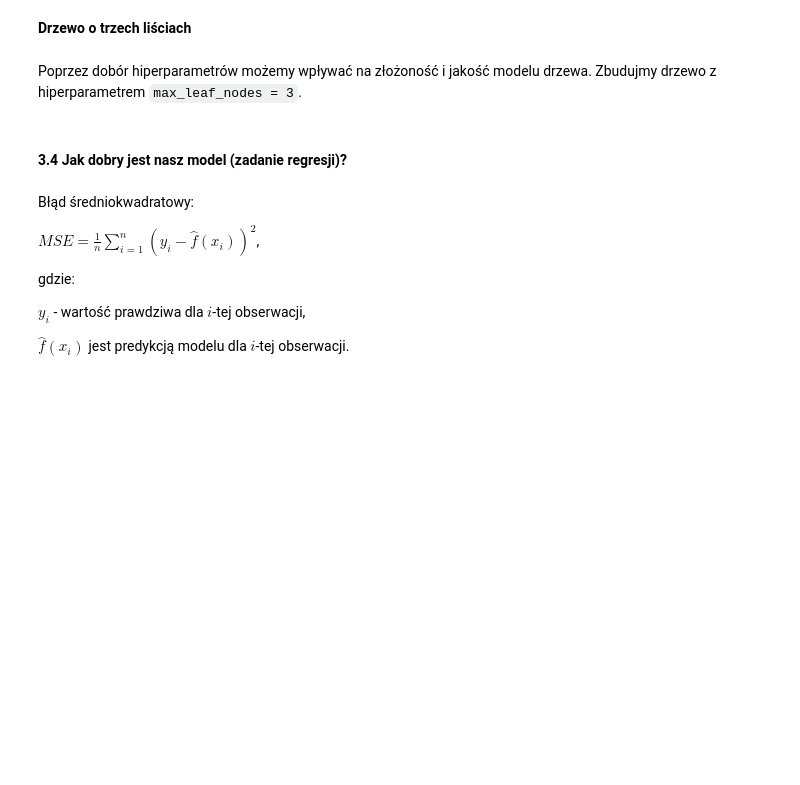
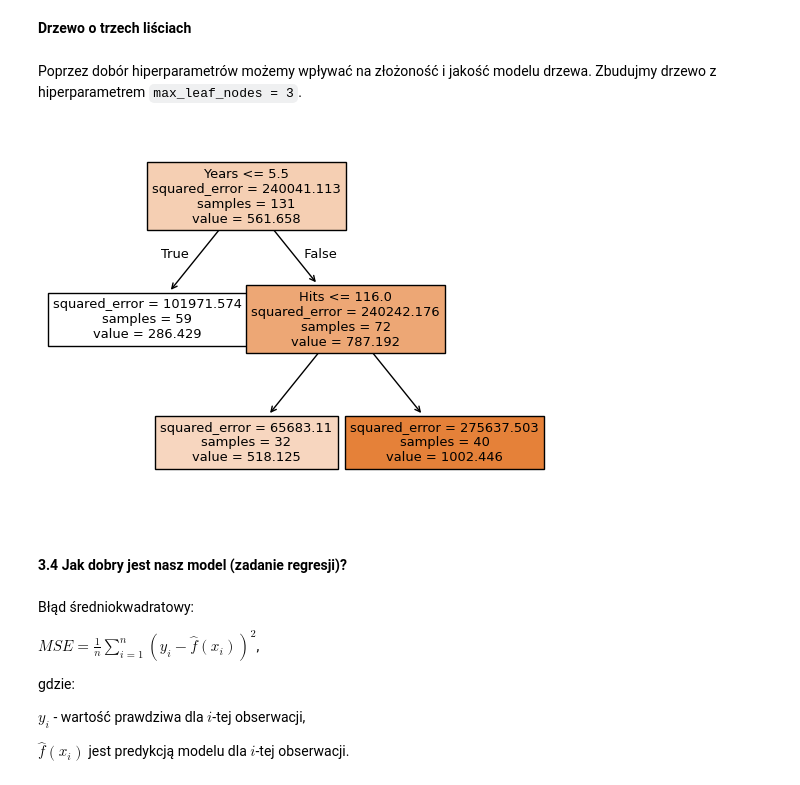
Before and after one commit to blazejkl/machine-learning-intro, a Jupyter notebook: lab1/lab01.ipynb, the cells around one changed output. Drawn from its saved outputs; the diff is of its cells as text; code cells hidden in the pictures; blank space fills up the shorter version.

```diff
--- a/lab1/lab01.ipynb
+++ b/lab1/lab01.ipynb
@@ -218,3 +211,8 @@ Y = Hitters_small[['Salary']]
+# %%
+X = Hitters_small[['Years', 'Hits']]
+y = Hitters_small[['Salary']]
+
+X_train, X_test, y_train, y_test = train_test_split(X, y, test_size=0.5, random_state=123)
 # %%
 ## Eksperyment - transformacja log zmiennych skośnych
 
@@ -241,4 +239,4 @@ rand = np.random.uniform(1, 322/2)
 Tree = tree.DecisionTreeRegressor()
 
 # Trening (uczenie) modelu: Używamy metody .fit(), aby nauczyć model na danych treningowych.
-Tree.fit()
+Tree.fit(X_train, y_train)
@@ -262,13 +282,15 @@ print(t)
 # %% [markdown]
 Poprzez dobór hiperparametrów możemy wpływać na złożoność i jakość modelu drzewa. Zbudujmy drzewo z hiperparametrem `max_leaf_nodes = 3`.
 # %%
-Tree3 = tree.DecisionTreeRegressor()
-Tree3 = Tree3.fit()
+Tree3 = tree.DecisionTreeRegressor(max_leaf_nodes=3, random_state=123)
+Tree3 = Tree3.fit(X_train, y_train)
 
 tree.plot_tree(Tree3,
                feature_names=Tree3.feature_names_in_.tolist(),
                filled=True)
 plt.show()
+# %% [output]
+[figure, added]
 # %% [markdown]
 #### 3.4 Jak dobry jest nasz model (zadanie regresji)?
 # %% [markdown]
```
Also changed, not shown: parts of 10 cells of this notebook, 6 other files.
